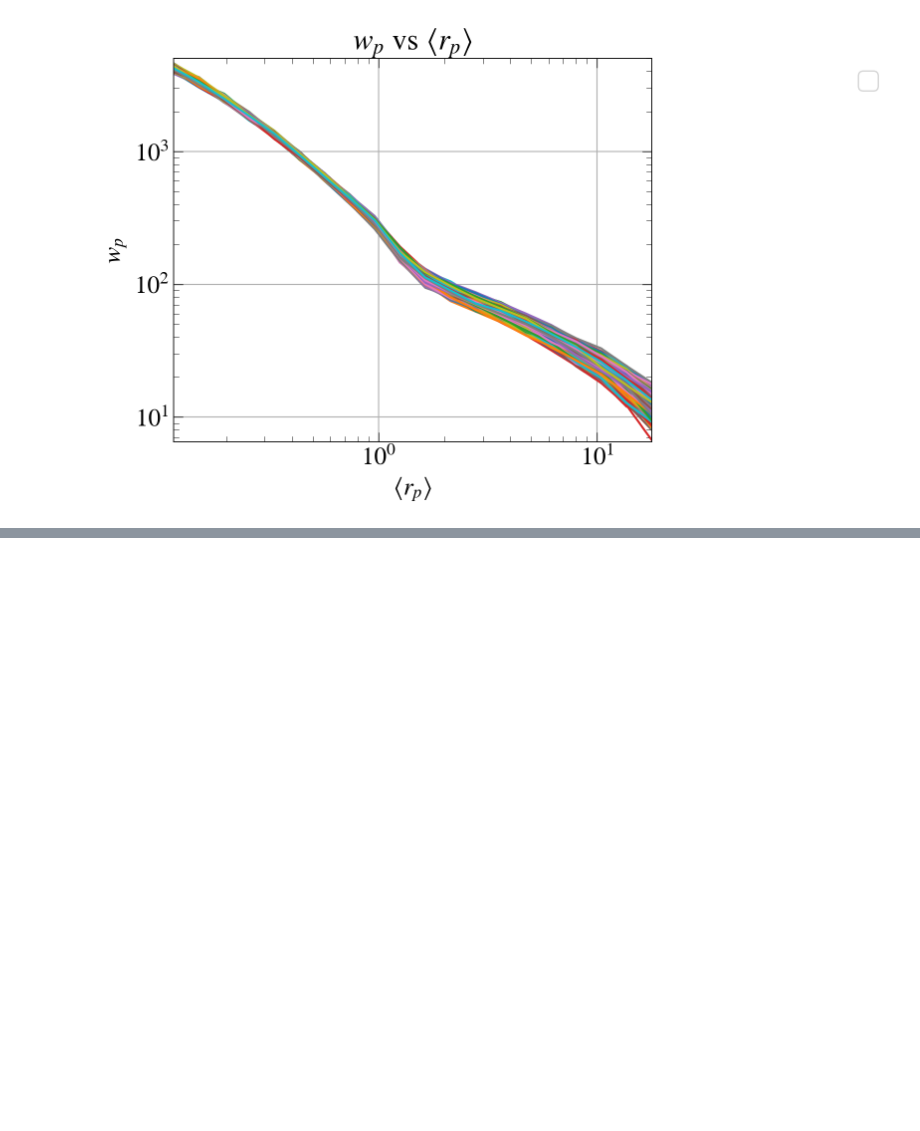
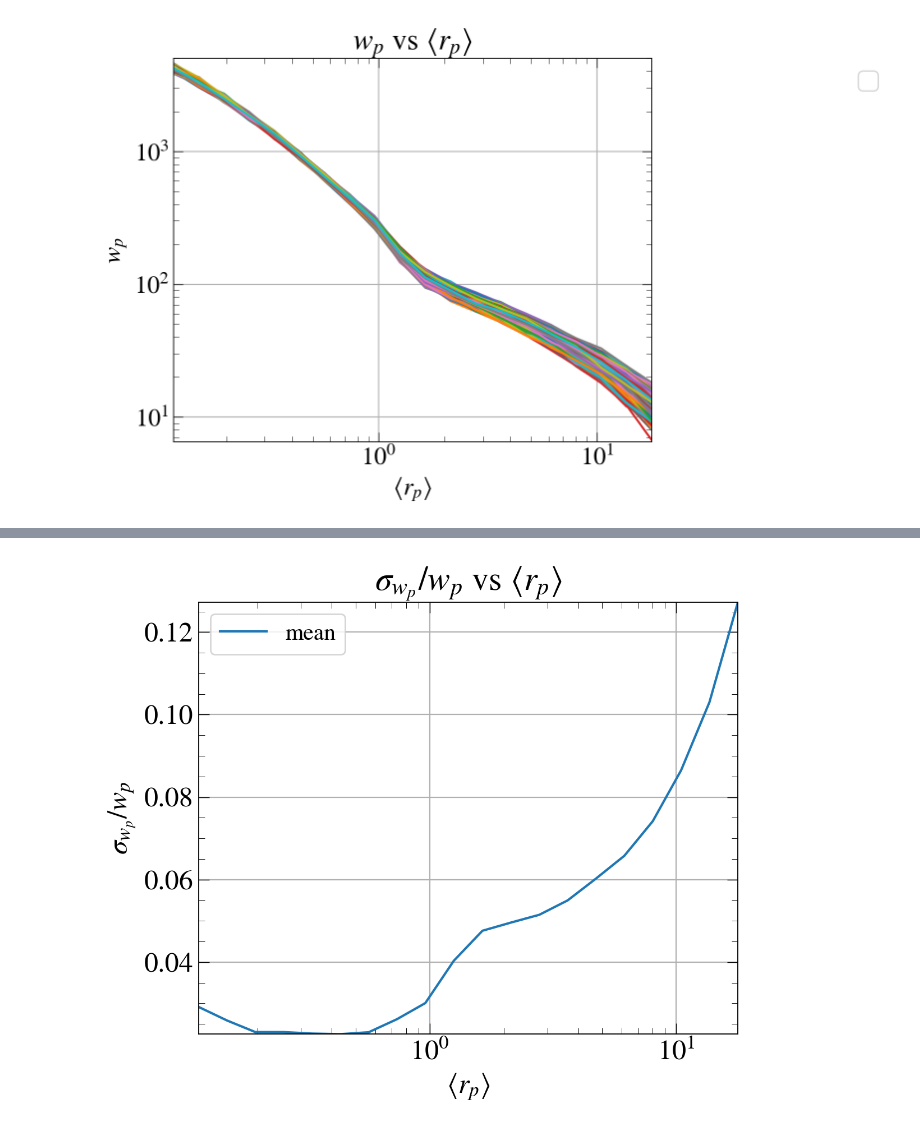
Before and after one commit to smritiramakrishnan/Corrfunc-Research, a Jupyter notebook: notebooks/02_subvolumes.ipynb, the cells around one changed output, grey strips where cells are left out. Saved outputs shown, nothing was run; the diff lists cells and outputs as text; code cells hidden in the pictures; blank space fills up the shorter version.

```diff
--- a/notebooks/subvolumes.ipynb
+++ b/notebooks/02_subvolumes.ipynb
@@ -207,0 +77,5 @@ wp_vs_rpavg(rp_, wp_, y_max = 5000, y_min = 6.5)
+# %%
+frac_err = pg.get_frac_err(stdev, wp_mean)
+pg.plot_frac_err([rpavg_mean], [frac_err],labels = ['mean'])
+# %% [output]
+[figure, new version]
```
Also changed, not shown: parts of 9 cells of this notebook, 10 other files.
